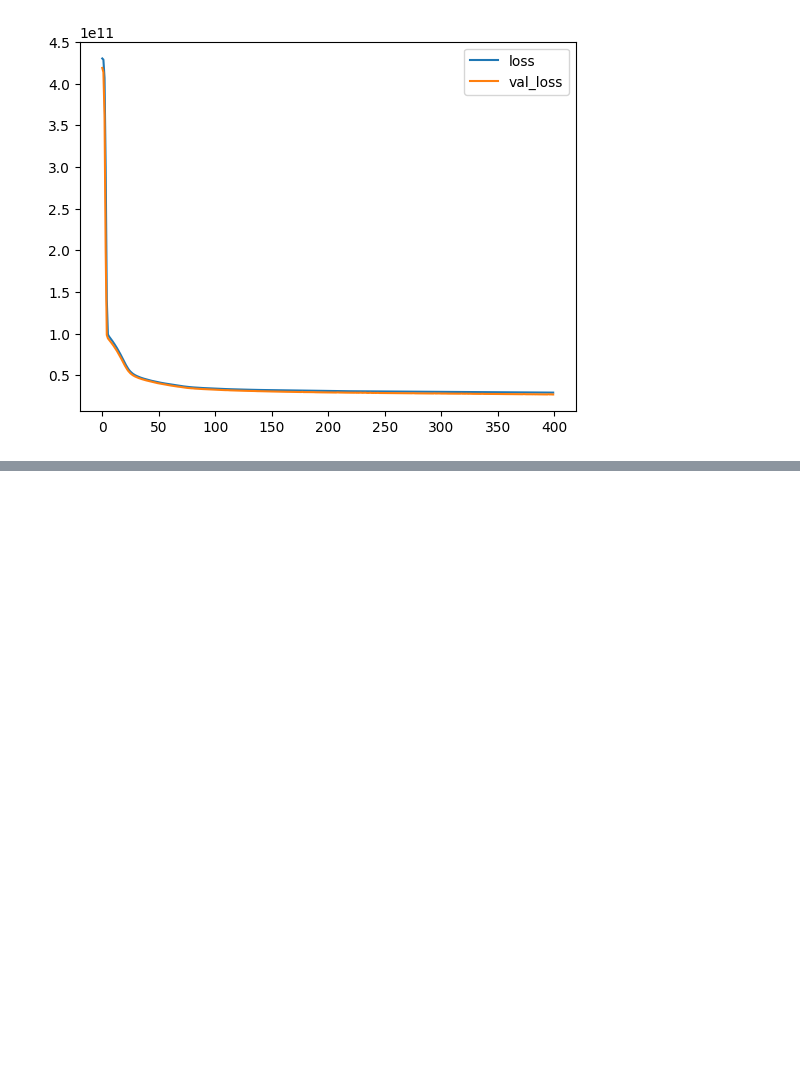
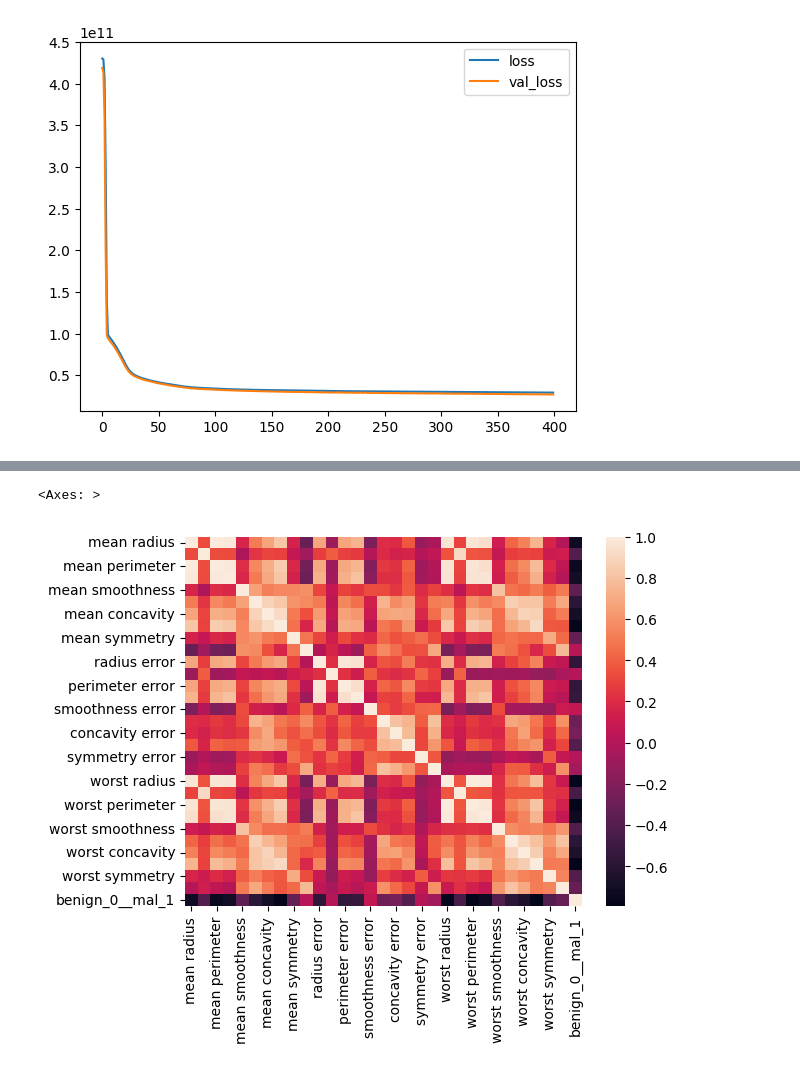
Before and after one commit to atiyehghm/DeepLearningSelfStudy, a Jupyter notebook: Keras_basics.ipynb, the cells around one changed output, grey strips where cells are left out. Saved outputs shown, nothing was run; the diff lists cells and outputs as text; code cells hidden in the pictures; blank space fills up the shorter version.

```diff
--- a/Keras_basics.ipynb
+++ b/Keras_basics.ipynb
@@ -385,0 +455,5 @@ loss.plot()
+# %%
+sns.heatmap(df.corr())
+# %% [output]
+<Axes: >
+[figure, added]
```
Also changed, not shown: parts of 22 cells of this notebook.
